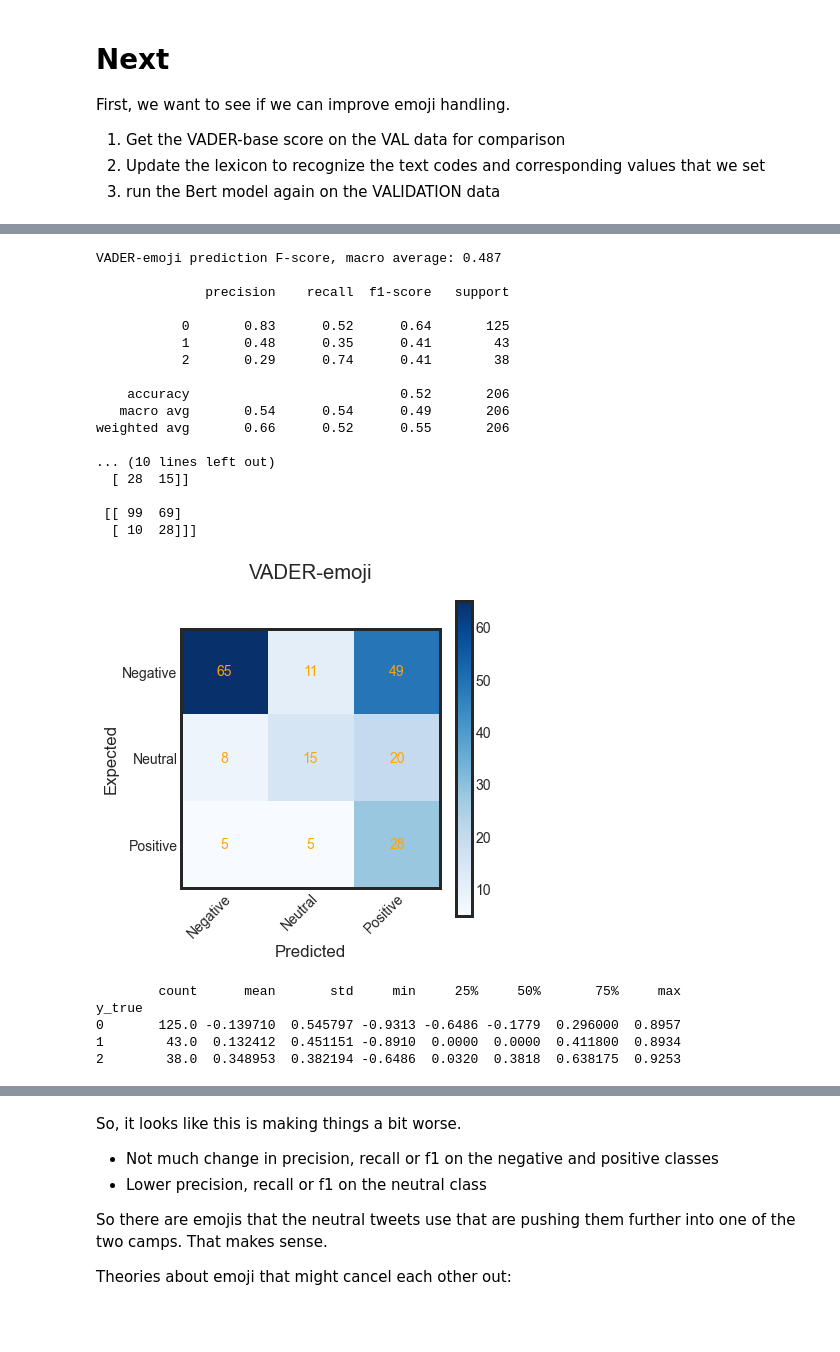
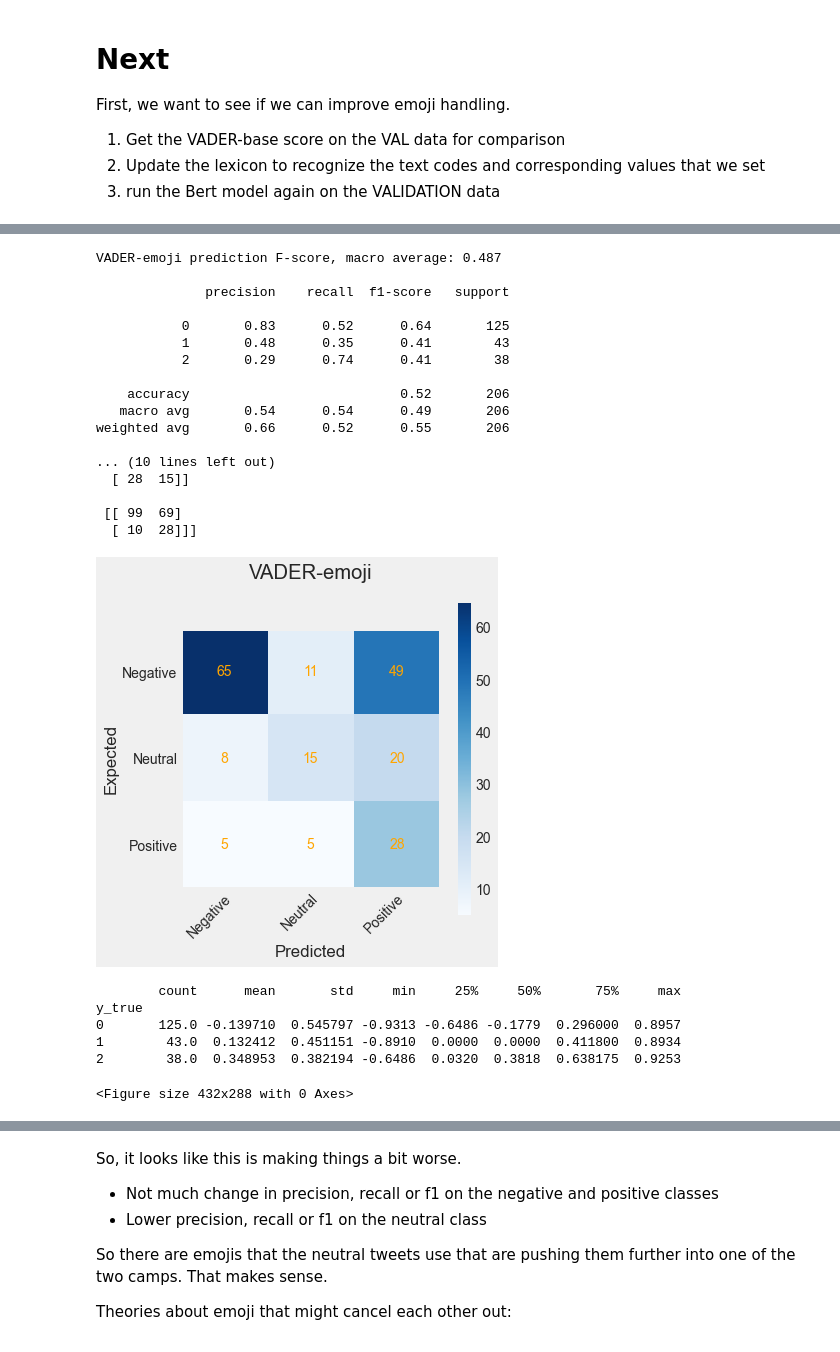
Before and after one commit to loopyQueen/RefugeeSentiment, a Jupyter notebook: vaderMod.ipynb, the cells around one changed output, grey strips where cells are left out. Drawn from its saved outputs; the diff is of its cells as text; code cells hidden in the pictures.

```diff
--- a/vaderMod.ipynb
+++ b/vaderMod.ipynb
@@ -120,16 +128,21 @@ y_true_test = list(unbal_y_val["y_sent"])
 # Get the prediction list
 y_pred_VADERemoji = list(y_pred_VADERemoji)
 
+plt.style.use('fivethirtyeight')
+
 # Get the metrics
 aa.print_model_metrics (model_name = "VADER-base, VAL", y_true=y_true_test, y_pred=y_pred_VADERemoji, labels=[0,1,2])
 aa.print_conf_matrix (model_name = "VADER-base, VAL", y_true=y_true_test, y_pred=y_pred_VADERemoji, labels=[0,1,2])
 
 #NOTE: takes df as input with cols for compound score, prediction, and ground truth labels
 # Create the df with compound score, prediction, and ground truth labels
+sns.set_style("whitegrid")
+sns.despine()
+
 vaderEmoji_df = pd.DataFrame()
 vaderEmoji_df['x_compound_VADERemoji'] = x_compound_VADERemoji
 vaderEmoji_df['y_pred_VADERemoji'] = y_pred_VADERemoji
 vaderEmoji_df['y_true_test'] = y_true_test
 print(vaderEmoji_df.groupby('y_true_test')['x_compound_VADERemoji'].describe())
-aa.boxplot_results(model_name="VADER-emoji", df=vaderEmoji_df, score_col='x_compound_VADERemoji', y_true_col="y_true_test", pos_threshold=0.05, neg_threshold=-0.05)
+aa.boxplot_results(model_name="VADER-base, Validation data", df=vaderEmoji_df, score_col='x_compound_VADERemoji', y_true_col="y_true_test", pos_threshold=0.05, neg_threshold=-0.05)
 # %% [output]
@@ -178,6 +192,8 @@ y_true_test
 # print(sid.polarity_scores("red_heart_e")["compound"])
 # print(change_lex['red_heart_e'])
 # %%
+# Now do it with the Updated lexicon with emoji values
+
 DATA = unbal_x_val
 TRUE = unbal_y_val
 MY_FN_C = aa.vader_sent_compound_update #uses "data/change_lex.pkl"
@@ -198,38 +214,43 @@ y_true = list(TRUE["y_sent"])
 prediction = list(prediction)
 
 # Get the metrics
+plt.style.use('fivethirtyeight')
 aa.print_model_metrics (model_name = "VADER-emoji", y_true=y_true, y_pred=prediction, labels=[0,1,2])
 aa.print_conf_matrix (model_name = "VADER-emoji", y_true=y_true, y_pred=prediction, labels=[0,1,2])
 
 #NOTE: takes df as input with cols for compound score, prediction, and ground truth labels
 # Create the df with compound score, prediction, and ground truth labels
+sns.set_style("whitegrid")
+sns.despine()
+
 vaderEmoji_df = pd.DataFrame()
 vaderEmoji_df['compound'] = compound
 vaderEmoji_df['prediction'] = prediction
 vaderEmoji_df['y_true'] = y_true
 print(vaderEmoji_df.groupby('y_true')['compound'].describe())
 aa.boxplot_results(model_name="VADER-emoji", df=vaderEmoji_df, score_col='compound', y_true_col="y_true", pos_threshold=0.05, neg_threshold=-0.05)
 # %% [output]
 VADER-emoji prediction F-score, macro average: 0.487
 
               precision    recall  f1-score   support
 
            0       0.83      0.52      0.64       125
            1       0.48      0.35      0.41        43
            2       0.29      0.74      0.41        38
 
     accuracy                           0.52       206
    macro avg       0.54      0.54      0.49       206
 weighted avg       0.66      0.52      0.55       206
 
 ... (10 lines left out)
   [ 28  15]]
 
  [[ 99  69]
   [ 10  28]]]
-[figure, old version]
+[figure, new version]
         count      mean       std     min     25%     50%       75%     max
 y_true
 0       125.0 -0.139710  0.545797 -0.9313 -0.6486 -0.1779  0.296000  0.8957
 1        43.0  0.132412  0.451151 -0.8910  0.0000  0.0000  0.411800  0.8934
 2        38.0  0.348953  0.382194 -0.6486  0.0320  0.3818  0.638175  0.9253
+<Figure size 432x288 with 0 Axes>
```
Also changed, not shown: parts of 15 cells of this notebook, 3 other files.
